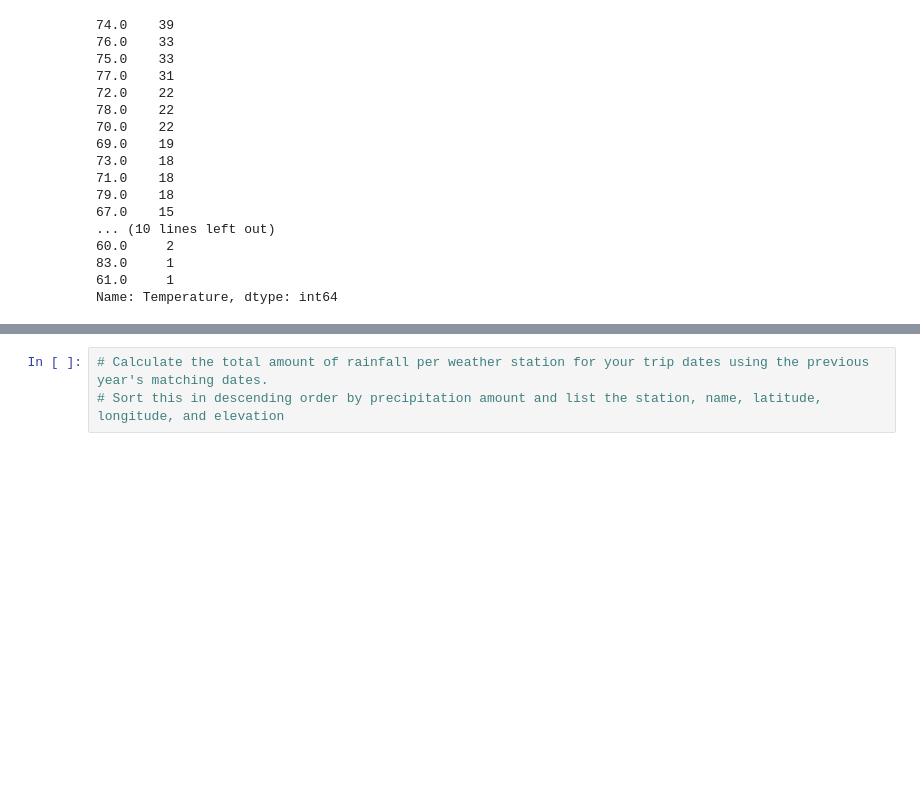
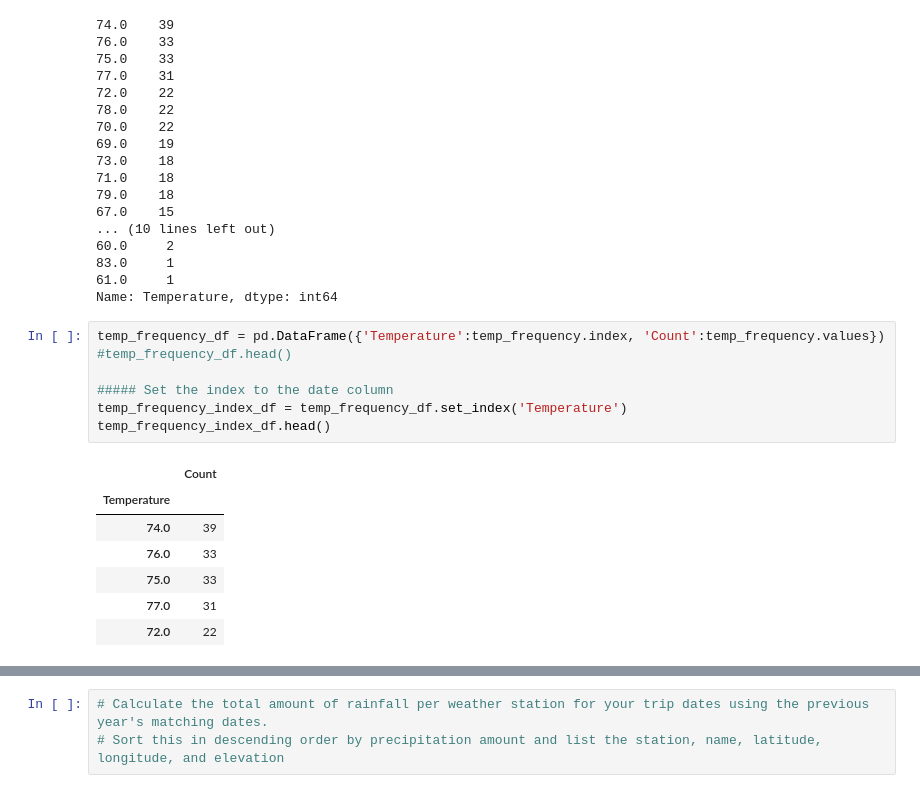
Before and after one commit to kglibrarian/datasciencebootcamp, a Jupyter notebook: Climate Change/climate_starter.ipynb, the cells around one changed output, grey strips where cells are left out. Drawn from its saved outputs; the diff is of its cells as text; blank space fills up the shorter version.

```diff
--- a/Climate Change/climate_starter.ipynb
+++ b/Climate Change/climate_starter.ipynb
@@ -347,5 +347,20 @@ print(temp_frequency)
 83.0     1
 61.0     1
 Name: Temperature, dtype: int64
+# %%
+temp_frequency_df = pd.DataFrame({'Temperature':temp_frequency.index, 'Count':temp_frequency.values})
+#temp_frequency_df.head()
+
+##### Set the index to the date column
+temp_frequency_index_df = temp_frequency_df.set_index('Temperature')
+temp_frequency_index_df.head()
+# %% [output]
+|  | Count |
+| Temperature |  |
+| 74.0 | 39 |
+| 76.0 | 33 |
+| 75.0 | 33 |
+| 77.0 | 31 |
+| 72.0 | 22 |
 # %%
 # Use Pandas Plotting with Matplotlib to plot the data
```
Also changed, not shown: parts of 5 cells of this notebook, 2 other files.
